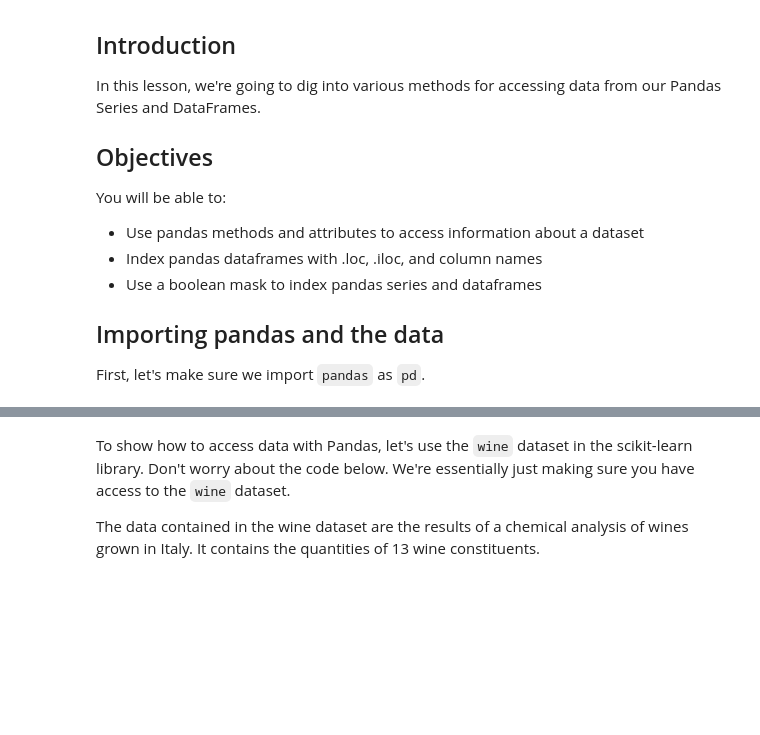
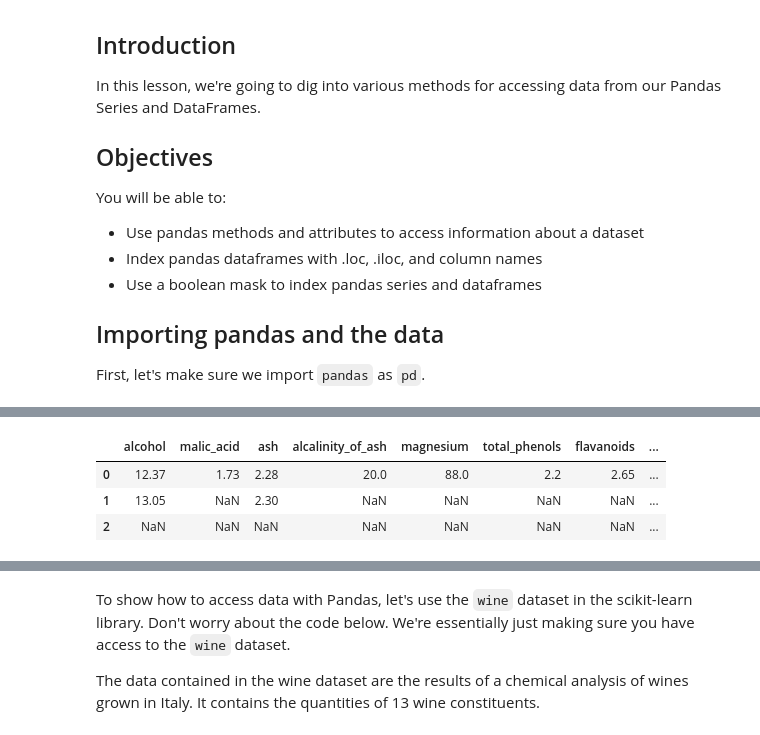
Before and after one commit to Gathathai/dsc-accessing-data-with-pandas, a Jupyter notebook: index.ipynb, the cells around one changed output, grey strips where cells are left out. Drawn from its saved outputs; the diff is of its cells as text; code cells hidden in the pictures; blank space fills up the shorter version.

```diff
--- a/index.ipynb
+++ b/index.ipynb
@@ -22,0 +76,5 @@ import pandas as pd
+# %%
+from sklearn.datasets import load_wine
+
+data = load_wine()
+df = pd.DataFrame(data.data, columns=data.feature_names)
@@ -22,0 +222,8 @@ import pandas as pd
+# %%
+# df.mode() Description: Returns the mode (most frequent value) of each column.
+df.mode()
+# %% [output]
+|  | alcohol | malic_acid | ash | alcalinity_of_ash | magnesium | total_phenols | flavanoids | ... |
+| 0 | 12.37 | 1.73 | 2.28 | 20.0 | 88.0 | 2.2 | 2.65 | ... |
+| 1 | 13.05 | NaN | 2.30 | NaN | NaN | NaN | NaN | ... |
+| 2 | NaN | NaN | NaN | NaN | NaN | NaN | NaN | ... |
```
Also changed, not shown: parts of 33 cells of this notebook.
